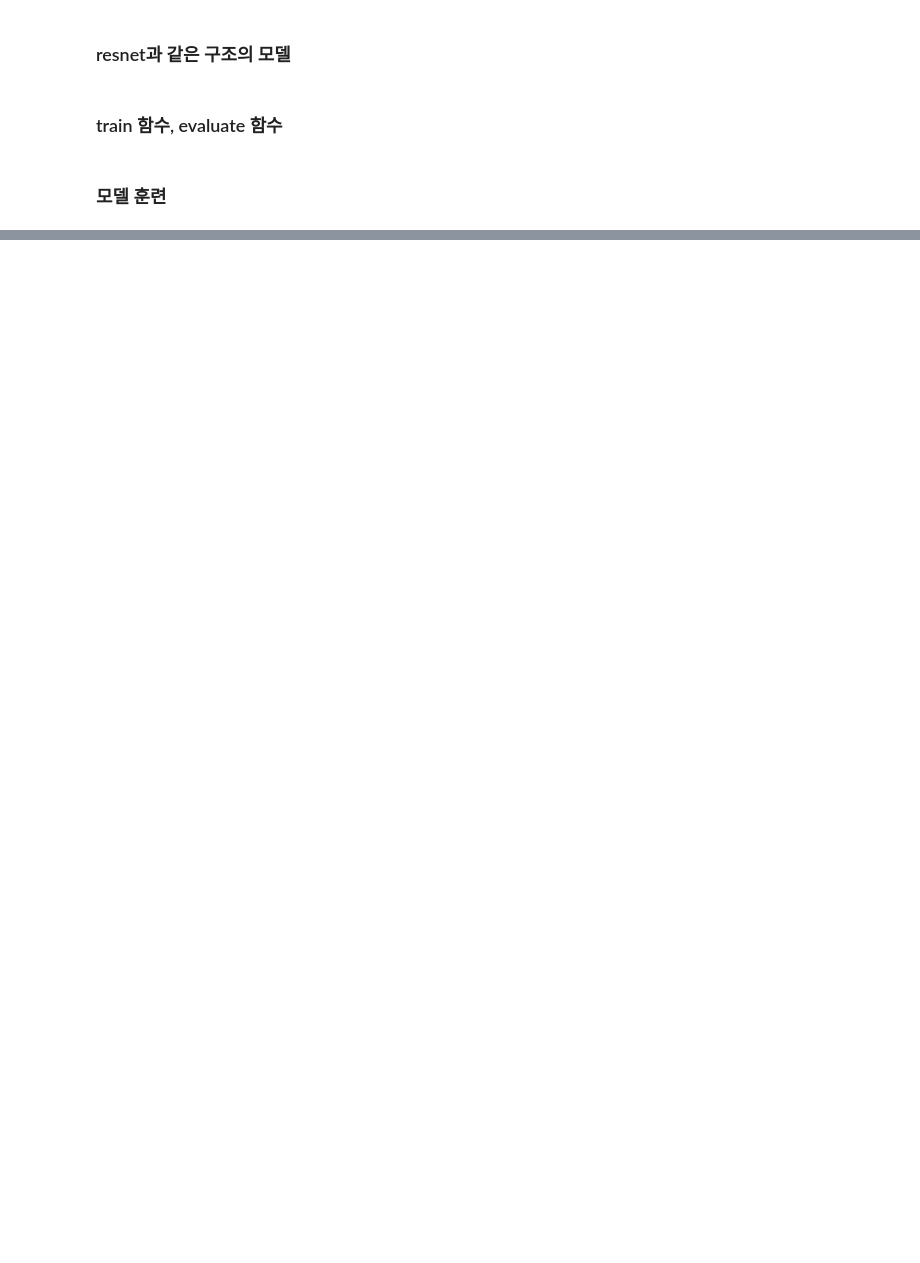
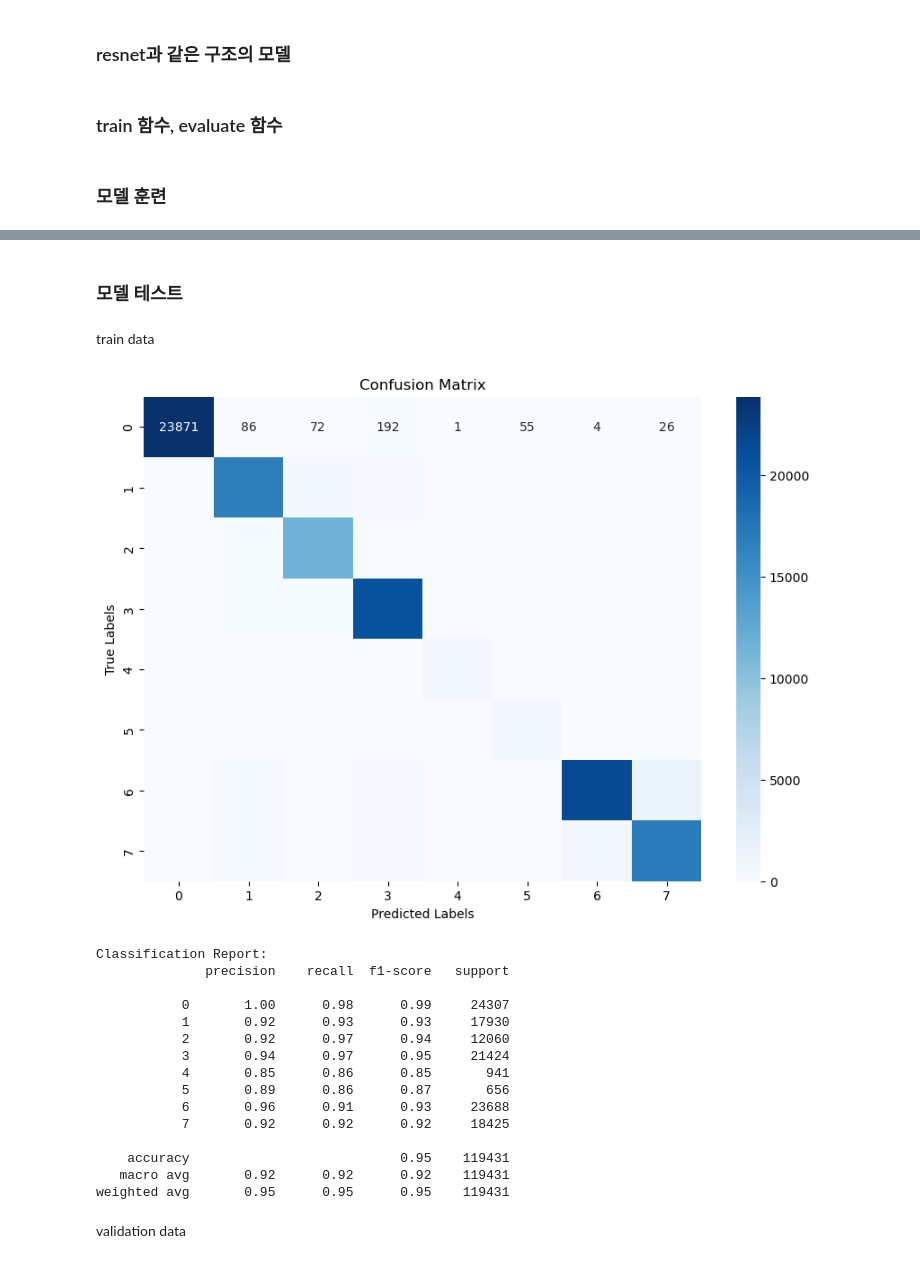
Before and after one commit to TaebinChoe/capstone_design, a Jupyter notebook: model/classification/naive.ipynb, the cells around one changed output, grey strips where cells are left out. Saved outputs shown, nothing was run; the diff lists cells and outputs as text; code cells hidden in the pictures; blank space fills up the shorter version.

```diff
--- a/model/classification/naive.ipynb
+++ b/model/classification/naive.ipynb
@@ -353,0 +424,19 @@ weighted avg       0.58      0.61      0.55     52315
+# %%
+train_dataset = TiffDataset(
+    large_tif_dir = r"C:\Users\taebin\Desktop\my_study\capstone_design\data3\원천 데이터\with_ndvi",
+    file_list = ["jiri_1.tif", "jiri_2.tif", "sobaek.tif"], #전체 지역을 모두 사용한다.
+    label_file = r"C:\Users\taebin\Desktop\my_study\capstone_design\data3\라벨링 데이터\label_mapping_sampled.csv",
+    box_filter_fn = lambda box_number: not test_filter(box_number),
+    transform=transform
+)
+
+val_dataset = TiffDataset(
+    large_tif_dir = r"C:\Users\taebin\Desktop\my_study\capstone_design\data3\원천 데이터\with_ndvi",
+    file_list = ["jiri_1.tif", "jiri_2.tif", "sobaek.tif"], #전체 지역을 모두 사용한다.
+    label_file = r"C:\Users\taebin\Desktop\my_study\capstone_design\data3\라벨링 데이터\label_mapping_sampled.csv",
+    box_filter_fn = test_filter,
+    transform=transform
+)
+
+train_loader = DataLoader(train_dataset, batch_size=32, shuffle=True)
+val_loader = DataLoader(val_dataset, batch_size=32, shuffle=True)
@@ -353,0 +516,4 @@ weighted avg       0.58      0.61      0.55     52315
+# %%
+model = ResNetLike(num_classes=8).to(device)
+criterion = nn.CrossEntropyLoss()
+optimizer = optim.Adam(model.parameters(), lr=0.001)
@@ -353,0 +537,25 @@ weighted avg       0.58      0.61      0.55     52315
+# %% [markdown]
+### 모델 테스트
+# %% [markdown]
+train data
+# %%
+evaluate_model_with_cm(model, train_loader, num_classes=8)
+# %% [output]
+[figure, added]
+Classification Report:
+              precision    recall  f1-score   support
+
+           0       1.00      0.98      0.99     24307
+           1       0.92      0.93      0.93     17930
+           2       0.92      0.97      0.94     12060
+           3       0.94      0.97      0.95     21424
+           4       0.85      0.86      0.85       941
+           5       0.89      0.86      0.87       656
+           6       0.96      0.91      0.93     23688
+           7       0.92      0.92      0.92     18425
+
+    accuracy                           0.95    119431
+   macro avg       0.92      0.92      0.92    119431
+weighted avg       0.95      0.95      0.95    119431
+# %% [markdown]
+validation data
```
Also changed, not shown: parts of 24 cells of this notebook.
